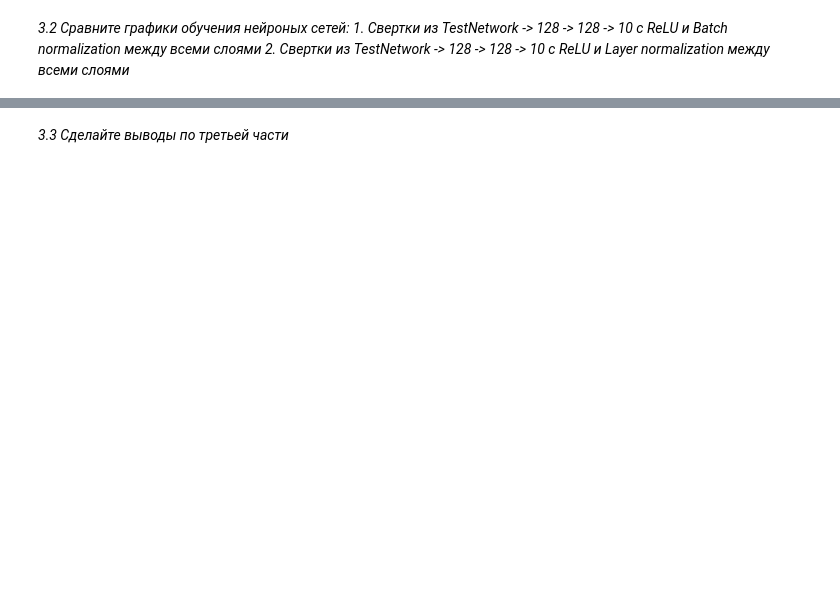
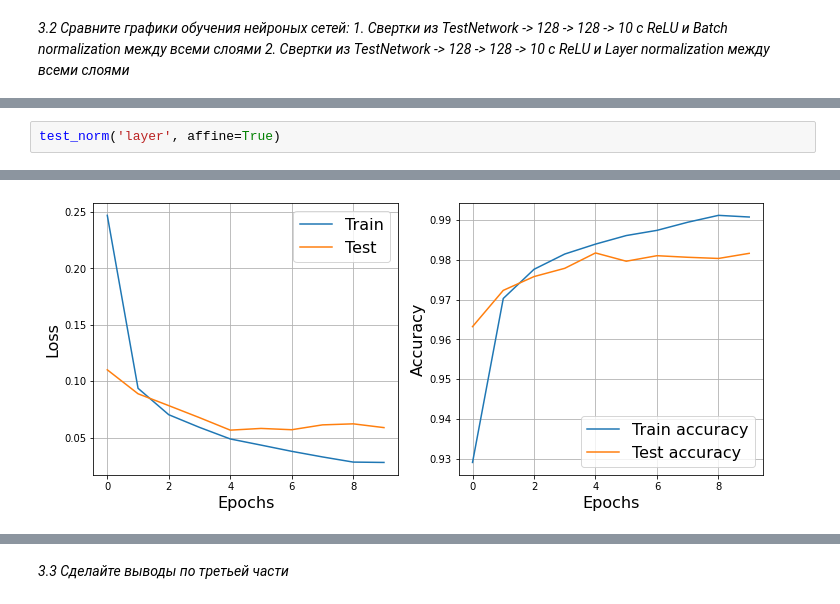
Before and after one commit to bulatral42/sphere_nn, a Jupyter notebook: Sem_05/hw5_valiahmetov_nn.ipynb, the cells around one changed output, grey strips where cells are left out. Saved outputs shown, nothing was run; the diff lists cells and outputs as text; blank space fills up the shorter version.

```diff
--- a/Sem_05/hw5_valiahmetov_nn.ipynb
+++ b/Sem_05/hw5_valiahmetov_nn.ipynb
@@ -377,0 +387,3 @@ Epoch 9... (Train/Test) NLL: 0.029/0.061        Accuracy: 0.990/0.981
+# %%
+test_norm('layer', affine=True)
+# %% [output]
@@ -377,0 +391 @@ Epoch 9... (Train/Test) NLL: 0.029/0.061        Accuracy: 0.990/0.981
+[figure, added]
```
Also changed, not shown: parts of 10 cells of this notebook, 4 other files.
